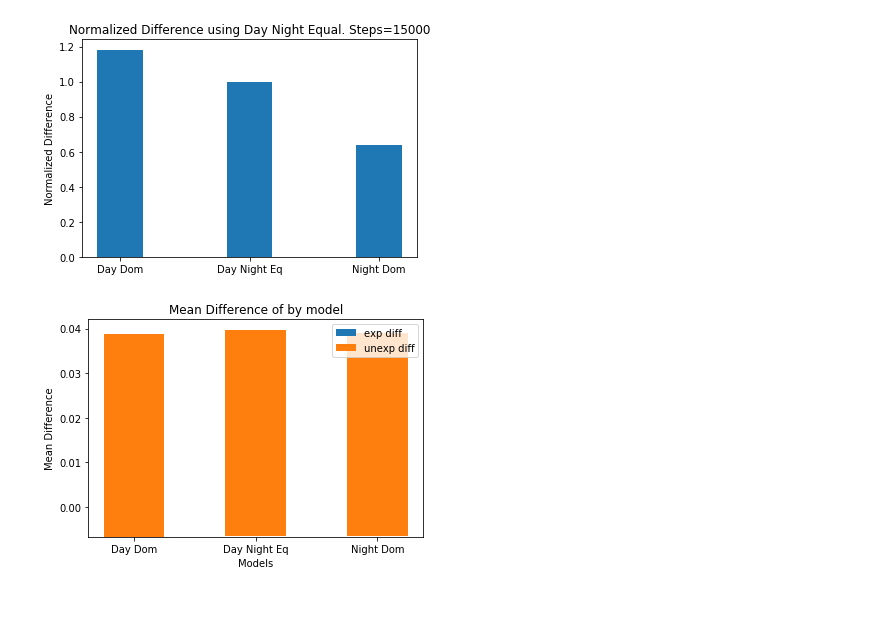
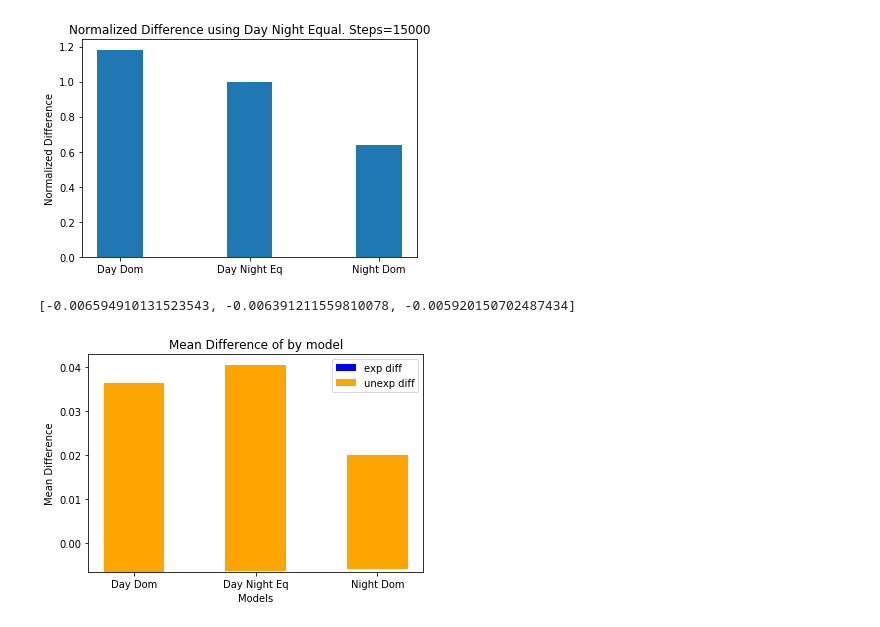
Before and after one commit to noya/strata-bias-demo, a Jupyter notebook: presentation_plots.ipynb, the cells around one changed output. Cells and saved outputs as stored; diff of their text form; code cells hidden in the pictures.

```diff
--- a/presentation_plots.ipynb
+++ b/presentation_plots.ipynb
@@ -546,20 +496,23 @@ plt.title('Normalized Difference using Day Night Equal. Steps=15000')
 Text(0.5, 1.0, 'Normalized Difference using Day Night Equal. Steps=15000')
 [figure]
 # %%
+width = 0.35
 unexp_diff = [dd_mean_diff - dd_exp_diff, dn_mean_diff - dn_exp_diff, nd_mean_diff - nd_exp_diff]
 exp_diff = [dd_exp_diff, dn_exp_diff, nd_exp_diff]
 
-bar1 = plt.bar(gridnumber, exp_diff, width=0.5)
-bar2 = plt.bar(gridnumber, unexp_diff , width=0.5, bottom=exp_diff)
+print(exp_diff)
+bar1 = plt.bar(gridnumber, exp_diff, width, color='blue')
+bar2 = plt.bar(gridnumber, unexp_diff , width=0.5, bottom=exp_diff, color='orange')
 
 plt.ylabel('Mean Difference')
 plt.xlabel('Models')
 plt.title('Mean Difference of by model')
 plt.xticks(gridnumber, ['Day Dom', 'Day Night Eq', 'Night Dom'])
 plt.legend((bar1[0], bar2[0]), ('exp diff', 'unexp diff'))
 plt.show()
 # %% [output]
+[-0.006594910131523543, -0.006391211559810078, -0.005920150702487434]
-[figure, old version]
+[figure, new version]
 # %%
 has Average Precision [0.17604646] Occluded Average Precision [0.06313866] non-Occluded Average Precision [0.32546972] num_gts 2843 num_gts_oc 1656 r [0.24657052] r_occ [0.13164251] r_nocc [0.40690817]
 has Average Precision [0.13063193] Occluded Average Precision [0.0543409] non-Occluded Average Precision [0.22132616] num_gts 2843 num_gts_oc 1577 r [0.20682378] r_occ [0.12048193] r_nocc [0.31437599]
```
Also changed, not shown: parts of 14 cells of this notebook, 1 other file.
